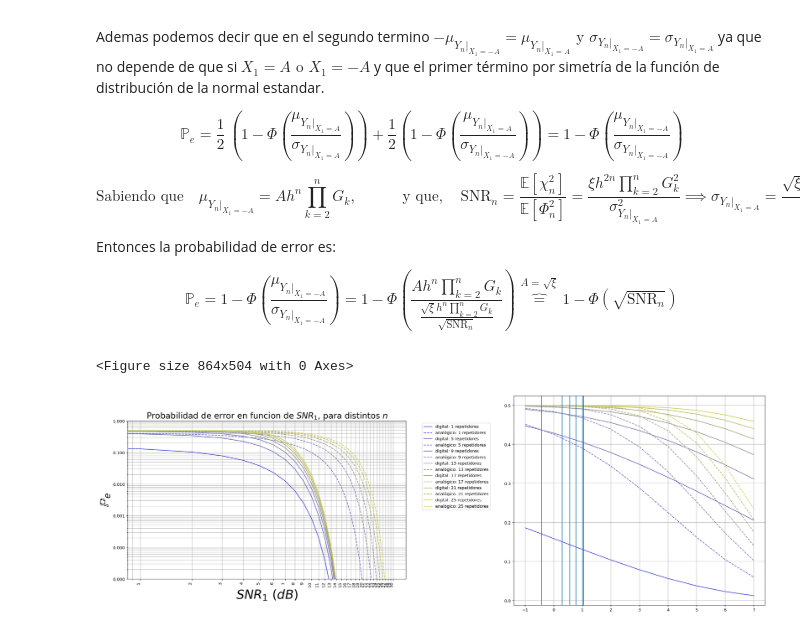
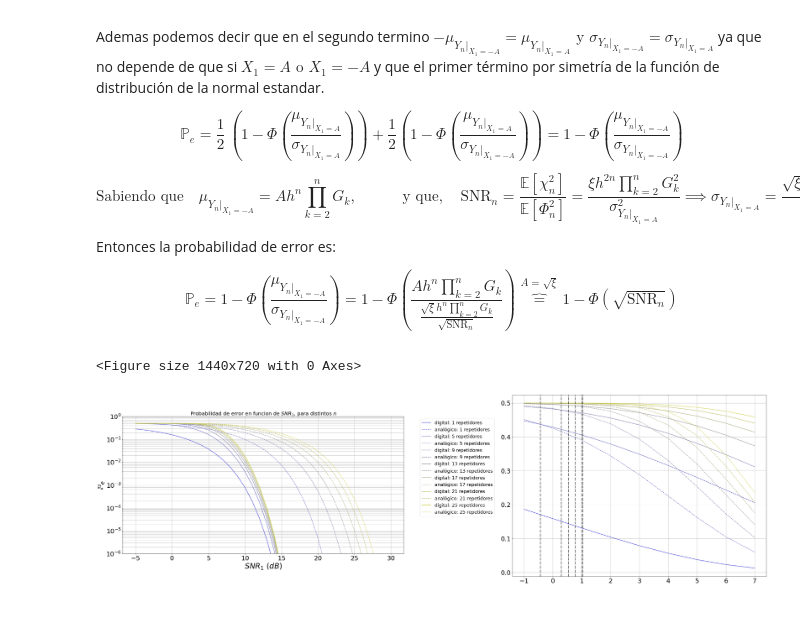
Before and after one commit to frossi-fiuba/tps_estoca, a Jupyter notebook: tp1/tp1_demarco_mendoza_rossi.ipynb, the cells around one changed output. Saved outputs shown, nothing was run; the diff lists cells and outputs as text; code cells hidden in the pictures.

Commit message:
informe + graphs

```diff
--- a/tp1/tp1_demarco_mendoza_rossi.ipynb
+++ b/tp1/tp1_demarco_mendoza_rossi.ipynb
@@ -173,11 +207,80 @@ $$\text{Sabiendo que}\quad \mu_{{Y_{n}|}_{X_1 = -A}} = A h^{n} \prod_{k=2}^{n} G
 Entonces la probabilidad de error es:
 
 $$ \mathbb{P}_{e} = 1-\Phi\left(\frac{\mu_{{Y_{n}|}_{X_1 = -A}}}{\sigma_{{{Y_{n}|}_{X_1 = -A}}}}\right) = 1 - \Phi\left( \frac{A h^{n} \prod_{k=2}^{n} G_{k}}{\frac{\sqrt{\xi} h^{n} \prod_{k=2}^{n} G_{k}}{\sqrt{\text{SNR}_n}}}\right) \overbrace{=}^{A = \sqrt{\xi}} 1-\Phi\left(\sqrt{\text{SNR}_n}\right)$$
+# %%
+
+import scipy as sc
+import matplotlib
+from scipy import stats
+from matplotlib import scale
+plt.rcParams["figure.figsize"] = (20,10)
+
+qfunc = lambda x : sc.stats.norm.sf(x) # defino la función qfunc
+
+P_e_d = lambda n, SNR_lin: 1/2 * (1-(1-2*qfunc(np.sqrt(SNR_lin)))**n) # Probabilidad de error (digital)
+P_e = lambda n,SNR_lin: qfunc(np.sqrt(1 / ( (1+(1/SNR_lin))**n - 1))) # Probabilidad de error (analogico)
+Resta = lambda n, SNR_lin:1/2 * (1-(1-2*qfunc(np.sqrt(SNR_lin)))**n) - qfunc(np.sqrt(1 / ( (1+(1/SNR_lin))**n - 1)))
+SNR = np.arange(-5,30 + 1)
+SNR_lin = 10 ** (SNR/10)
+
+vector_legend = []
+
+fig1 = plt.figure()
+fig1, ax1 = plt.subplots()
+#ax=fig1
+#ax.yaxis.set_major_formatter(ticker.FormatStrFormatter("%d"))
+
+for n in range(1,25+4,4):
+    plt.semilogy(SNR,P_e_d(n,SNR_lin), color=((80+5*n)/255,(80+5*n)/255,(225-6*n)/255))
+    vector_legend.append('digital: %d repetidores'%n)
+    plt.semilogy(SNR,P_e(n,SNR_lin), color=((80+5*n)/255,(80+5*n)/255,(225-6*n)/255), linestyle='--')
+    vector_legend.append('analógico: %d repetidores'%n)
+
+#color viejo
+#(5*n+100)/255,0/255,0/255
+#plt.xscale('log')
+#plt.yscale('log')
+plt.ylim(10e-7,1)
+plt.rc('axes', titlesize=20)
+plt.rc('axes', labelsize=30)
+plt.rc('xtick', labelsize=25)
+plt.rc('ytick', labelsize=25)
+plt.grid(True, which="both", ls="-")
+plt.title(r'Probabilidad de error en funcion de $SNR_1$, para distintos $n$')
+plt.xlabel(r'$SNR_1~(dB)$')
+plt.ylabel(r'$\mathbb{P}_{e}$')
+plt.legend(vector_legend, bbox_to_anchor=(1.05, 1.0), loc='upper left',prop={'size': 18})
+
+#ax1.set_xticks(10*np.log10(SNR))
+#plt.xticks(rotation=60)
+#ax1.set_xticks(np.linspace(-5, 30, 35))# esto deberia ir de -5 pero rompe to2
+#ax1.get_xaxis().set_major_formatter(matplotlib.ticker.ScalarFormatter())
+#ax1.get_yaxis().set_major_formatter(matplotlib.ticker.ScalarFormatter())
+#plt.setp(ax1.get_xticklabels(), rotation=90, horizontalalignment='right')
+#plt.show()
+left, bottom, width, height = [1.2, 0, 0.7, 1]
+ax2 = fig1.add_axes([left, bottom, width, height])
+#plt.show()
+for n in range(1,25+4,4):
+    ax2.plot(SNR[4:13],P_e_d(n,SNR_lin[4:13]), color=((80+5*n)/255,(80+5*n)/255,(225-6*n)/255), linestyle= '--')
+    ax2.plot(SNR[4:13],P_e(n,SNR_lin[4:13]), color=((80+5*n)/255,(80+5*n)/255,(225-6*n)/255))
+
+x_intersection=[-0.43,0.29,0.55,0.77,1,1.04]
+for xc in x_intersection:
+    ax2.axvline(x=xc,color='black',linestyle='-.')
+ax2.grid('minor')
+#plt.tight_layout()
+plt.show()
+# %% [output]
+<Figure size 1440x720 with 0 Axes>
+[figure, added]
 # %%
+#VIEJO
 import scipy as sc
+import matplotlib
 from scipy import stats
 from matplotlib import scale
-
+plt.rcParams["figure.figsize"] = (20,10)
 
 qfunc = lambda x : sc.stats.norm.sf(x) # defino la función qfunc
 
@@ -214,14 +317,14 @@ plt.ylabel(r'$\mathbb{P}_{e}$')
 plt.legend(vector_legend, bbox_to_anchor=(1.05, 1.0), loc='upper left')
 #ax1.set_xticks(10*np.log10(SNR))
 #plt.xticks(rotation=60)
-ax1.set_xticks(np.linspace(1, 30, 30))
+ax1.set_xticks(np.linspace(1, 30, 30))# esto deberia ir de -5 pero rompe to2
 ax1.get_xaxis().set_major_formatter(matplotlib.ticker.ScalarFormatter())
 ax1.get_yaxis().set_major_formatter(matplotlib.ticker.ScalarFormatter())
 plt.setp(ax1.get_xticklabels(), rotation=90, horizontalalignment='right')
-
+#plt.show()
 left, bottom, width, height = [1.2, 0, 0.7, 1]
 ax2 = fig1.add_axes([left, bottom, width, height])
-
+#plt.show()
 for n in range(1,25+4,4):
     ax2.plot(SNR[4:13],P_e_d(n,SNR_lin[4:13]), color=((80+5*n)/255,(80+5*n)/255,(225-6*n)/255), linestyle= '--')
     ax2.plot(SNR[4:13],P_e(n,SNR_lin[4:13]), color=((80+5*n)/255,(80+5*n)/255,(225-6*n)/255))
@@ -232,6 +335,3 @@ for xc in x_intersection:
 ax2.grid('minor')
 #plt.tight_layout()
 plt.show()
-# %% [output]
-<Figure size 864x504 with 0 Axes>
-[figure, removed]
```
Also changed, not shown: parts of 2 cells of this notebook.
